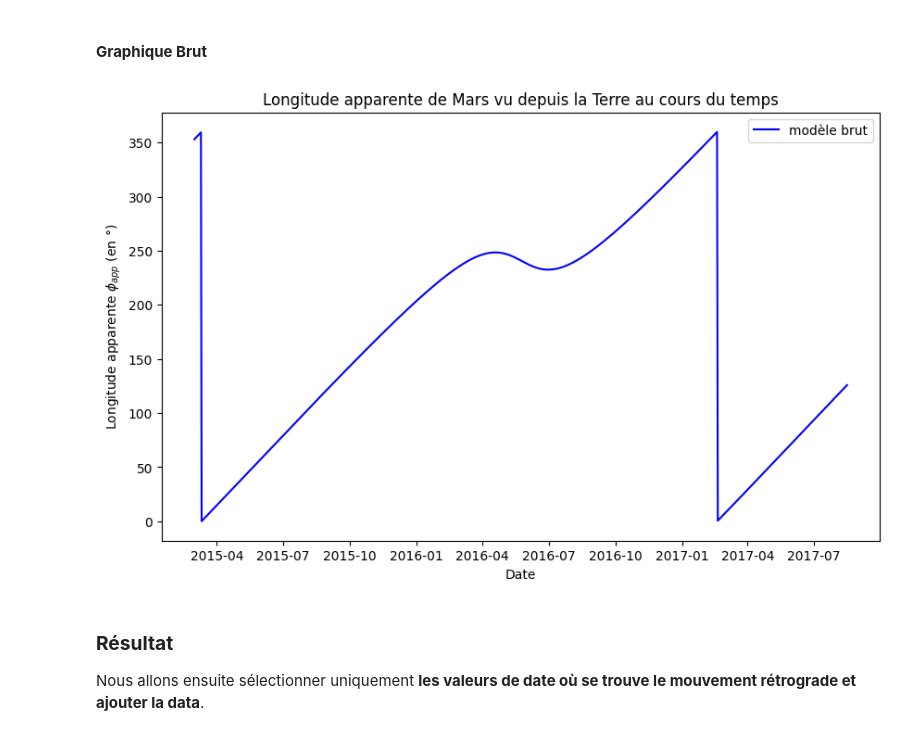
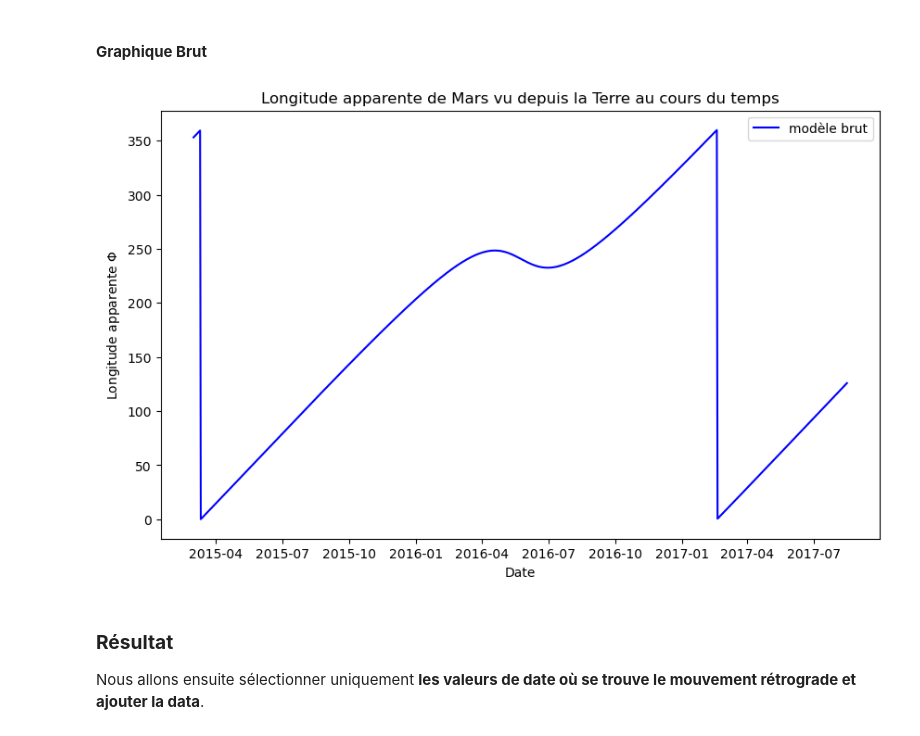
Before and after one commit to rochSmets/2py222, a Jupyter notebook: miniProjets/2025/1_Mars/lichtfeld.ipynb, the cells around one changed output. Drawn from its saved outputs; the diff is of its cells as text; code cells hidden in the pictures.

```diff
--- a/miniProjets/2025/1_Mars/lichtfeld.ipynb
+++ b/miniProjets/2025/1_Mars/lichtfeld.ipynb
@@ -89,14 +89,14 @@ longitude_apparente = (longitude_apparente + 360) % 360  #les valeurs d'angle so
 # %%
 #tracé du graphique
 plt.figure(figsize=(10, 6))
 plt.plot(Mars['Date'], longitude_apparente, 'b', label='modèle brut')
 plt.xlabel('Date')
-plt.ylabel('Longitude apparente $\phi_{app}$ (en °)')
+plt.ylabel('Longitude apparente $\\Phi$')
 plt.title('Longitude apparente de Mars vu depuis la Terre au cours du temps')
 plt.legend()
 plt.show()
 # %% [output]
-[figure, old version]
+[figure, new version]
 # %% [markdown]
 ### __Résultat__
 Nous allons ensuite sélectionner uniquement __les valeurs de date où se trouve le mouvement rétrograde et ajouter la data__.
```
Also changed, not shown: 23 other files.
